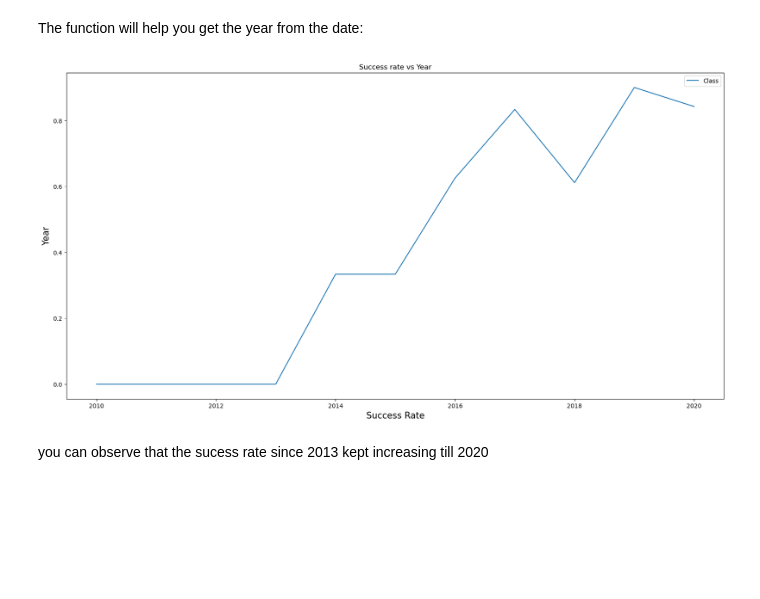
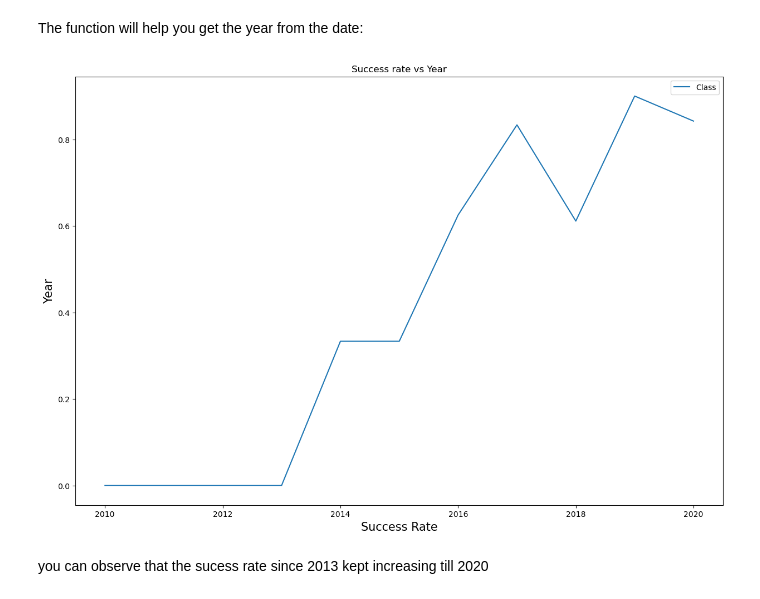
Before and after one commit to artbataev/ibm_ds_t10_capstone, a Jupyter notebook: Lab_2.2_EDA_with_Visualization.ipynb, the cells around one changed output. Cells and saved outputs as stored; diff of their text form; code cells hidden in the pictures; blank space fills up the shorter version.

```diff
--- a/Lab_2.2_EDA_with_Visualization.ipynb
+++ b/Lab_2.2_EDA_with_Visualization.ipynb
@@ -168,15 +187,20 @@ def extract_year(date):
 # %%
 # Plot a line chart with x axis to be the extracted year and y axis to be the success rate
 df_yearly = df[["Date", "Class"]].copy()  # make a copy of the dataframe with Date and Class columns
 df_yearly["Year"] = df_yearly["Date"].map(extract_year).astype(int)  # extract year
 
 # group by year, calculate mean class value
-df_yearly[["Year", "Class"]].groupby("Year").mean().plot(kind="line", figsize=(20, 10), title="Success rate vs Year")
+df_yearly[["Year", "Class"]].groupby("Year").mean().plot(
+    kind="line",
+    figsize=(15, 10),
+    title="Success rate vs Year",
+
+)
 plt.ylabel("Year",fontsize=15)
 plt.xlabel("Success Rate",fontsize=15)
 plt.show()
 # %% [output]
-[figure, old version]
+[figure, new version]
 # %% [markdown]
 you can observe that the sucess rate since 2013 kept increasing till 2020
 # %% [markdown]
```
Also changed, not shown: parts of 6 cells of this notebook.
